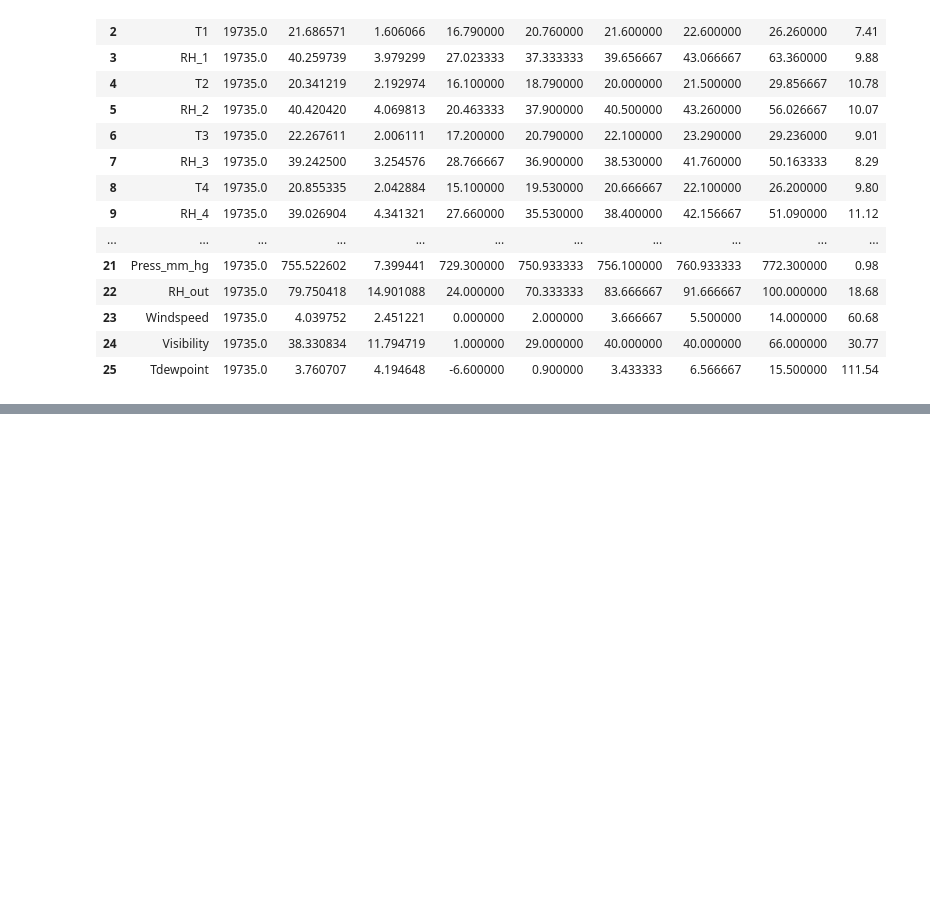
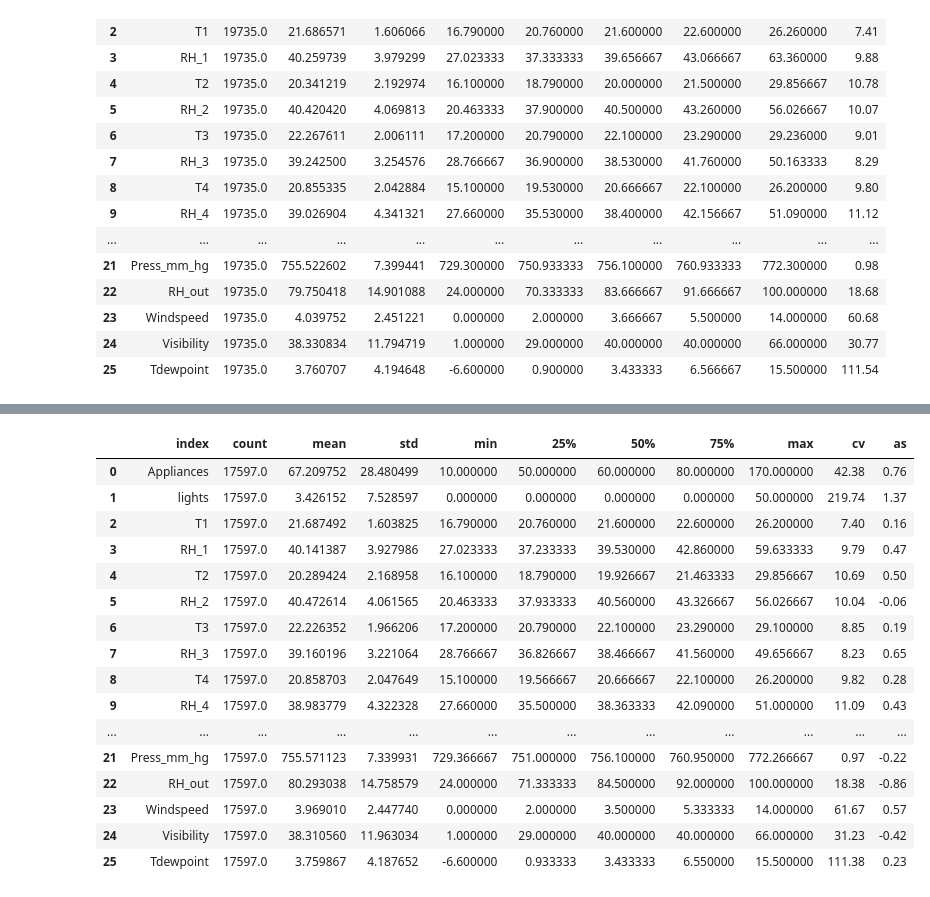
Before and after one commit to PabloAndree/Python_PA, a Jupyter notebook: Procesamiento_de_información_para_ML.ipynb, the cells around one changed output, grey strips where cells are left out. Drawn from its saved outputs; the diff is of its cells as text; code cells hidden in the pictures; blank space fills up the shorter version.

```diff
--- a/Procesamiento_de_información_para_ML.ipynb
+++ b/Procesamiento_de_información_para_ML.ipynb
@@ -85,0 +117,3 @@ resumen_data
+# %%
+x =data['Appliances'].values
+x
@@ -85,0 +126,7 @@ resumen_data
+# %%
+Q1 = np.percentile(x, 25)
+Q3 = np.percentile(x, 75)
+IQR = Q3 - Q1
+
+LI = Q1 - 1.5 * IQR
+LS = Q3 + 1.5 * IQR
@@ -85,0 +141,3 @@ resumen_data
+# %%
+data_1 = data[(data['Appliances']>= LI) & (data['Appliances']<= LS)]
+data_1.shape
@@ -85,0 +154,3 @@ resumen_data
+# %%
+resumen_data_1 = data_1[var_].describe().T.reset_index()
+resumen_data_1
@@ -85,0 +175,23 @@ resumen_data
+# %%
+resumen_data_1['cv'] = np.round((resumen_data_1['std'] /np.abs(resumen_data_1['mean'])) * 100,2)
+resumen_data_1['as'] = np.round((3* (resumen_data_1['mean']- resumen_data_1['50%']))/resumen_data_1['std'],2)
+
+resumen_data_1
+# %% [output]
+|  | index | count | mean | std | min | 25% | 50% | 75% | max | cv | as |
+| 0 | Appliances | 17597.0 | 67.209752 | 28.480499 | 10.000000 | 50.000000 | 60.000000 | 80.000000 | 170.000000 | 42.38 | 0.76 |
+| 1 | lights | 17597.0 | 3.426152 | 7.528597 | 0.000000 | 0.000000 | 0.000000 | 0.000000 | 50.000000 | 219.74 | 1.37 |
+| 2 | T1 | 17597.0 | 21.687492 | 1.603825 | 16.790000 | 20.760000 | 21.600000 | 22.600000 | 26.200000 | 7.40 | 0.16 |
+| 3 | RH_1 | 17597.0 | 40.141387 | 3.927986 | 27.023333 | 37.233333 | 39.530000 | 42.860000 | 59.633333 | 9.79 | 0.47 |
+| 4 | T2 | 17597.0 | 20.289424 | 2.168958 | 16.100000 | 18.790000 | 19.926667 | 21.463333 | 29.856667 | 10.69 | 0.50 |
+| 5 | RH_2 | 17597.0 | 40.472614 | 4.061565 | 20.463333 | 37.933333 | 40.560000 | 43.326667 | 56.026667 | 10.04 | -0.06 |
+| 6 | T3 | 17597.0 | 22.226352 | 1.966206 | 17.200000 | 20.790000 | 22.100000 | 23.290000 | 29.100000 | 8.85 | 0.19 |
+| 7 | RH_3 | 17597.0 | 39.160196 | 3.221064 | 28.766667 | 36.826667 | 38.466667 | 41.560000 | 49.656667 | 8.23 | 0.65 |
+| 8 | T4 | 17597.0 | 20.858703 | 2.047649 | 15.100000 | 19.566667 | 20.666667 | 22.100000 | 26.200000 | 9.82 | 0.28 |
+| 9 | RH_4 | 17597.0 | 38.983779 | 4.322328 | 27.660000 | 35.500000 | 38.363333 | 42.090000 | 51.000000 | 11.09 | 0.43 |
+| ... | ... | ... | ... | ... | ... | ... | ... | ... | ... | ... | ... |
+| 21 | Press_mm_hg | 17597.0 | 755.571123 | 7.339931 | 729.366667 | 751.000000 | 756.100000 | 760.950000 | 772.266667 | 0.97 | -0.22 |
+| 22 | RH_out | 17597.0 | 80.293038 | 14.758579 | 24.000000 | 71.333333 | 84.500000 | 92.000000 | 100.000000 | 18.38 | -0.86 |
+| 23 | Windspeed | 17597.0 | 3.969010 | 2.447740 | 0.000000 | 2.000000 | 3.500000 | 5.333333 | 14.000000 | 61.67 | 0.57 |
+| 24 | Visibility | 17597.0 | 38.310560 | 11.963034 | 1.000000 | 29.000000 | 40.000000 | 40.000000 | 66.000000 | 31.23 | -0.42 |
+| 25 | Tdewpoint | 17597.0 | 3.759867 | 4.187652 | -6.600000 | 0.933333 | 3.433333 | 6.550000 | 15.500000 | 111.38 | 0.23 |
```
Also changed, not shown: parts of 13 cells of this notebook.
